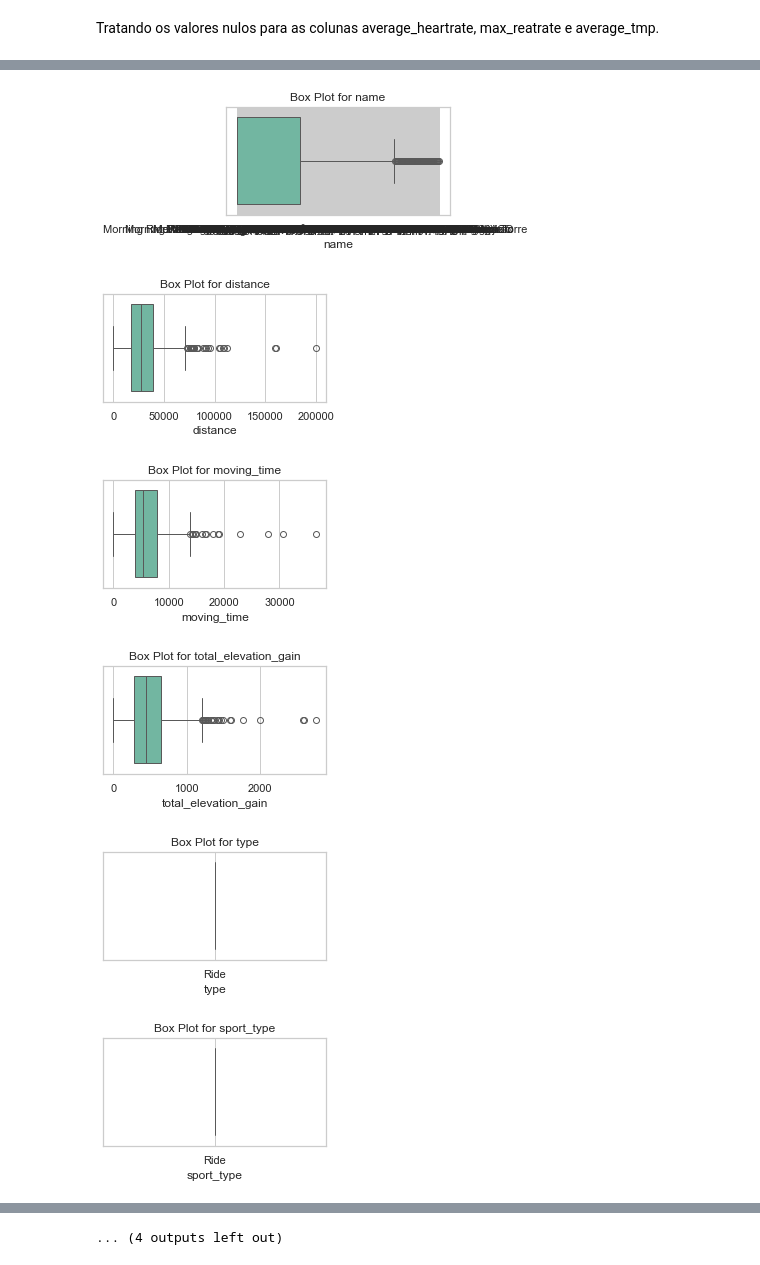
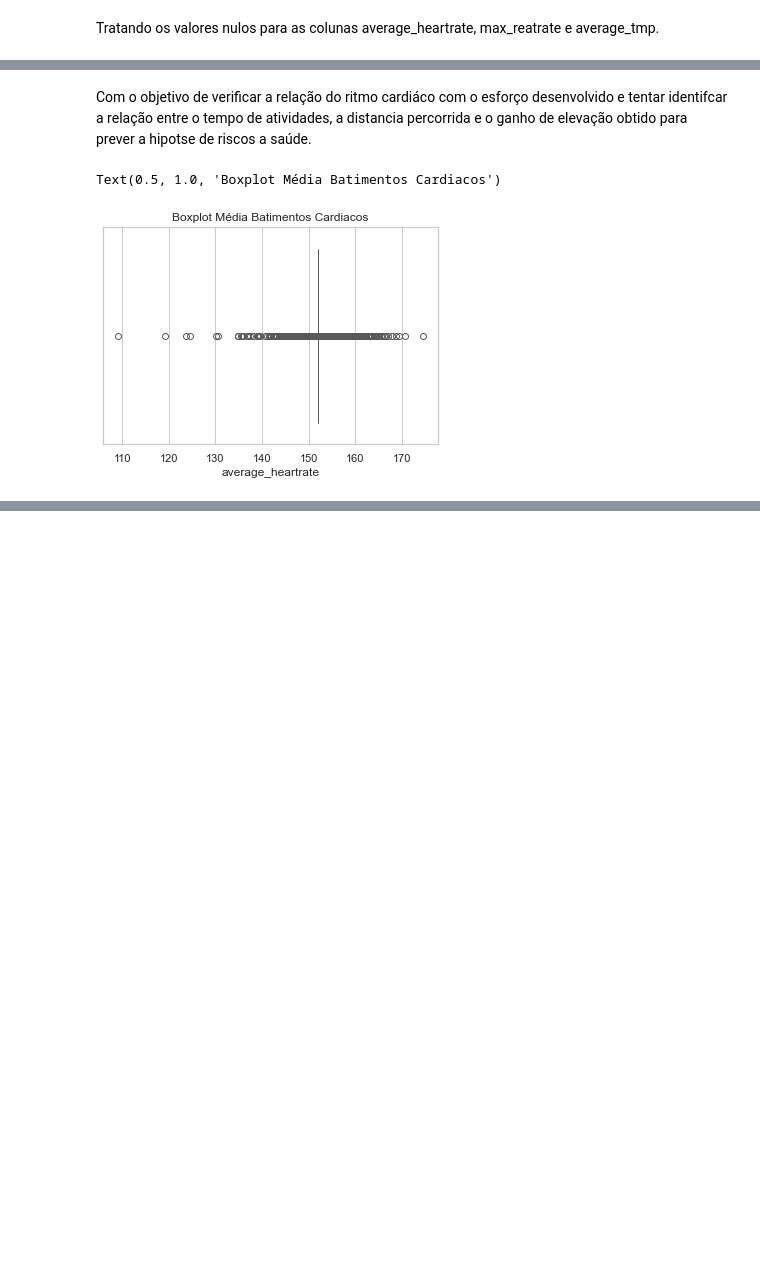
Before and after one commit to tal-rsg/2-MVP, a Jupyter notebook: mvp_analise.ipynb, the cells around one changed output, grey strips where cells are left out. Cells and saved outputs as stored; diff of their text form; code cells hidden in the pictures; blank space fills up the shorter version.

```diff
--- a/mvp_analise.ipynb
+++ b/mvp_analise.ipynb
@@ -312,17 +311,19 @@ ms.matrix(df_ride)
+# %% [markdown]
+Com o objetivo de verificar a relação do ritmo cardiáco com o esforço desenvolvido e tentar identifcar a relação entre o tempo de atividades, a distancia percorrida e o ganho de elevação obtido para prever a hipotse de riscos a saúde.
 # %%
-# Set the style of seaborn
+# configurando o estilo do gráfico
 sns.set(style="whitegrid")
 
 # Create box plots for all columns
-for column in df_ride.columns:
-    plt.figure(figsize=(4, 2))
-    sns.boxplot(x=df_ride[column], palette="Set2")
-    plt.title(f'Box Plot for {column}')
-plt.show()
+#for column in df_ride.columns:
+#    plt.figure(figsize=(4, 2))
+#    sns.boxplot(x=df_ride[column], palette="Set2")
+#    plt.title(f'Box Plot for {column}')
+#plt.show()
+
+
+sns.boxplot(x=df_ride['average_heartrate'], palette="Set2")
+plt.title('Boxplot Média Batimentos Cardiacos')
 # %% [output]
+Text(0.5, 1.0, 'Boxplot Média Batimentos Cardiacos')
-[figure, old version]
+[figure, new version]
-[figure, removed]
-[figure, removed]
-[figure, removed]
-[figure, removed]
-[figure, removed]
@@ -335 +329,0 @@ plt.show()
-... (4 outputs left out)
```
Also changed, not shown: parts of 25 cells of this notebook.
